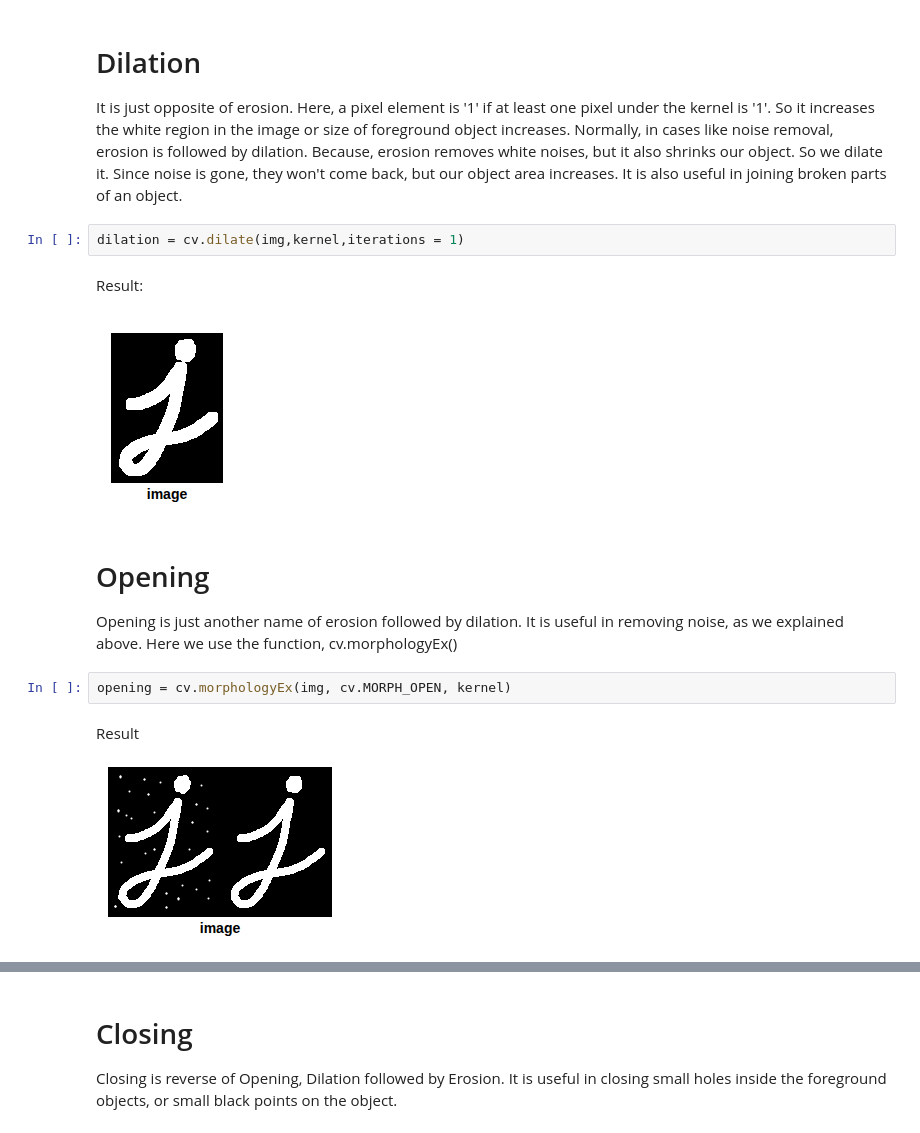
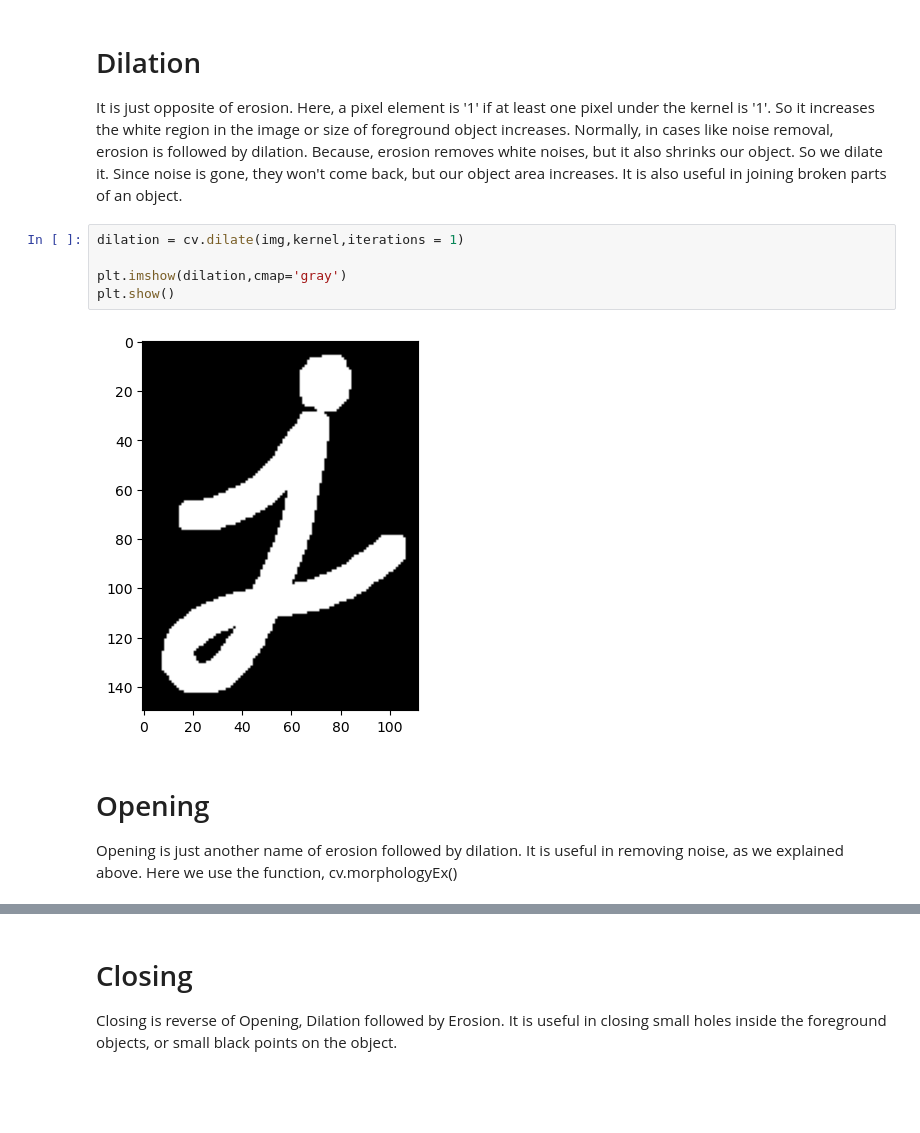
Before and after one commit to Orlandovpjunior/percepcaoComputacional, a Jupyter notebook: imagens/morfologia/morphologicalOperations.ipynb, the cells around one changed output, grey strips where cells are left out. Cells and saved outputs as stored; diff of their text form; blank space fills up the shorter version.

```diff
--- a/imagens/morfologia/morphologicalOperations.ipynb
+++ b/imagens/morfologia/morphologicalOperations.ipynb
@@ -29,17 +33,12 @@ erosion = cv.erode(img,kernel,iterations = 1)
 It is just opposite of erosion. Here, a pixel element is '1' if at least one pixel under the kernel is '1'. So it increases the white region in the image or size of foreground object increases. Normally, in cases like noise removal, erosion is followed by dilation. Because, erosion removes white noises, but it also shrinks our object. So we dilate it. Since noise is gone, they won't come back, but our object area increases. It is also useful in joining broken parts of an object.
 # %%
 dilation = cv.dilate(img,kernel,iterations = 1)
+
+plt.imshow(dilation,cmap='gray')
+plt.show()
+# %% [output]
+[figure, added]
-# %% [markdown]
-Result:
-
-![image.png](attachment:image.png)
 # %% [markdown]
 # Opening
 
 Opening is just another name of erosion followed by dilation. It is useful in removing noise, as we explained above. Here we use the function, cv.morphologyEx()
-# %%
-opening = cv.morphologyEx(img, cv.MORPH_OPEN, kernel)
-# %% [markdown]
-Result
-
-![image.png](attachment:image.png)
```
Also changed, not shown: parts of 17 cells of this notebook, 6 other files.
